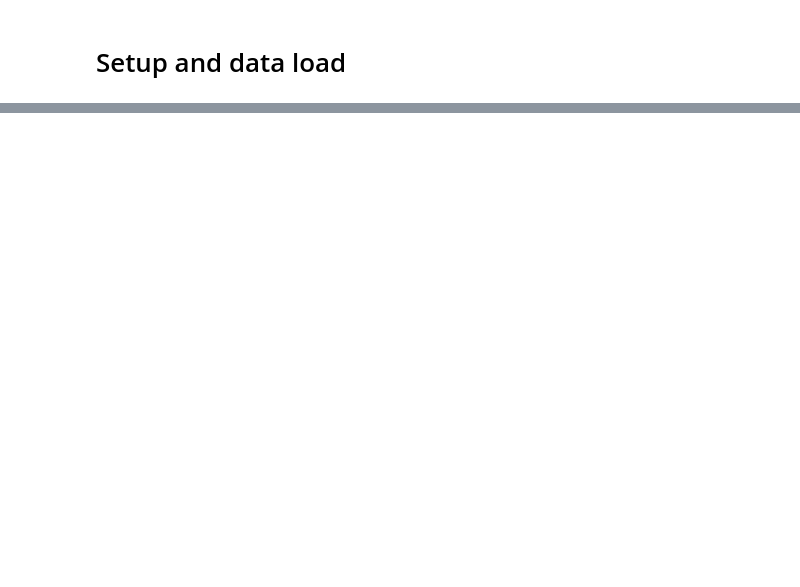
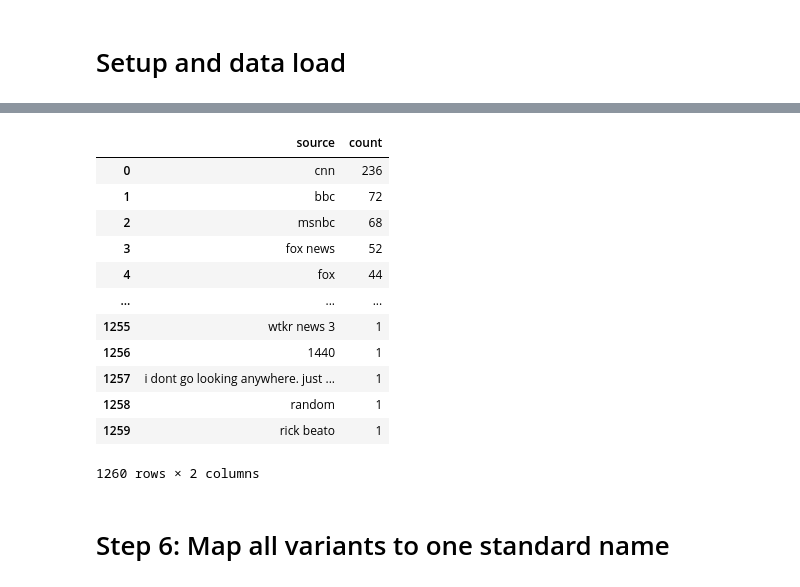
Before and after one commit to dzhtoktonova/New-source-pipeline, a Jupyter notebook: Source_extraction_pipeline.ipynb, the cells around one changed output, grey strips where cells are left out. Saved outputs shown, nothing was run; the diff lists cells and outputs as text; code cells hidden in the pictures; blank space fills up the shorter version.

```diff
--- a/Source_extraction_pipeline.ipynb
+++ b/Source_extraction_pipeline.ipynb
@@ -1243,0 +363,27 @@ To improve:
+# %%
+def extract_frequent(s, candidates):
+    # Scan for any frequent name as a whole word inside this sentence
+    # \b = word boundary — stops 'ox' matching inside 'fox'
+    for name in candidates:
+        if re.search(r'\b' + re.escape(name) + r'\b', s):
+            return name
+    return s
+
+all_extracted_step4 = all_cleaned.apply(lambda s: extract_frequent(s, candidate_names))
+
+# How many long sentences got resolved?
+resolved_4 = (all_extracted_step4 != all_cleaned).sum()
+unresolved_4 = len(all_cleaned) - resolved_4
+
+print(f"  Resolved by frequent-name scan: {resolved_4} ({resolved_4/len(all_cleaned)*100:.1f}%)")
+print(f"  Still unresolved:               {unresolved_4}")
+
+# Show some resolved examples
+examples_4 = pd.DataFrame({
+    'Before': all_cleaned.values,
+    'After':  all_extracted_step4.values
+})
+resolved_examples = examples_4[examples_4['Before'] != examples_4['After']]
+print(f"\nSample resolved:")
+with pd.option_context('display.max_colwidth', 90):
+    print(resolved_examples.head(15).to_string())
@@ -1243,0 +500,26 @@ To improve:
+# %%
+sm_col_entries = exploded[exploded['col_type'] == 'SM_col']['cleaned'].copy()
+# Apply the extraction we've done so far
+sm_col_entries_extracted = sm_col_entries.apply(
+    lambda s: extract_frequent(s, candidate_names)
+)
+
+sm_freq = sm_col_entries_extracted.value_counts().reset_index()
+sm_freq.columns = ['source', 'count']
+sm_freq
+# %% [output]
+|  | source | count |
+| 0 | cnn | 236 |
+| 1 | bbc | 72 |
+| 2 | msnbc | 68 |
+| 3 | fox news | 52 |
+| 4 | fox | 44 |
+| ... | ... | ... |
+| 1255 | wtkr news 3 | 1 |
+| 1256 | 1440 | 1 |
+| 1257 | i dont go looking anywhere. just ... | 1 |
+| 1258 | random | 1 |
+| 1259 | rick beato | 1 |
+1260 rows × 2 columns
+# %% [markdown]
+# Step 6: Map all variants to one standard name
```
Also changed, not shown: parts of 54 cells of this notebook.
